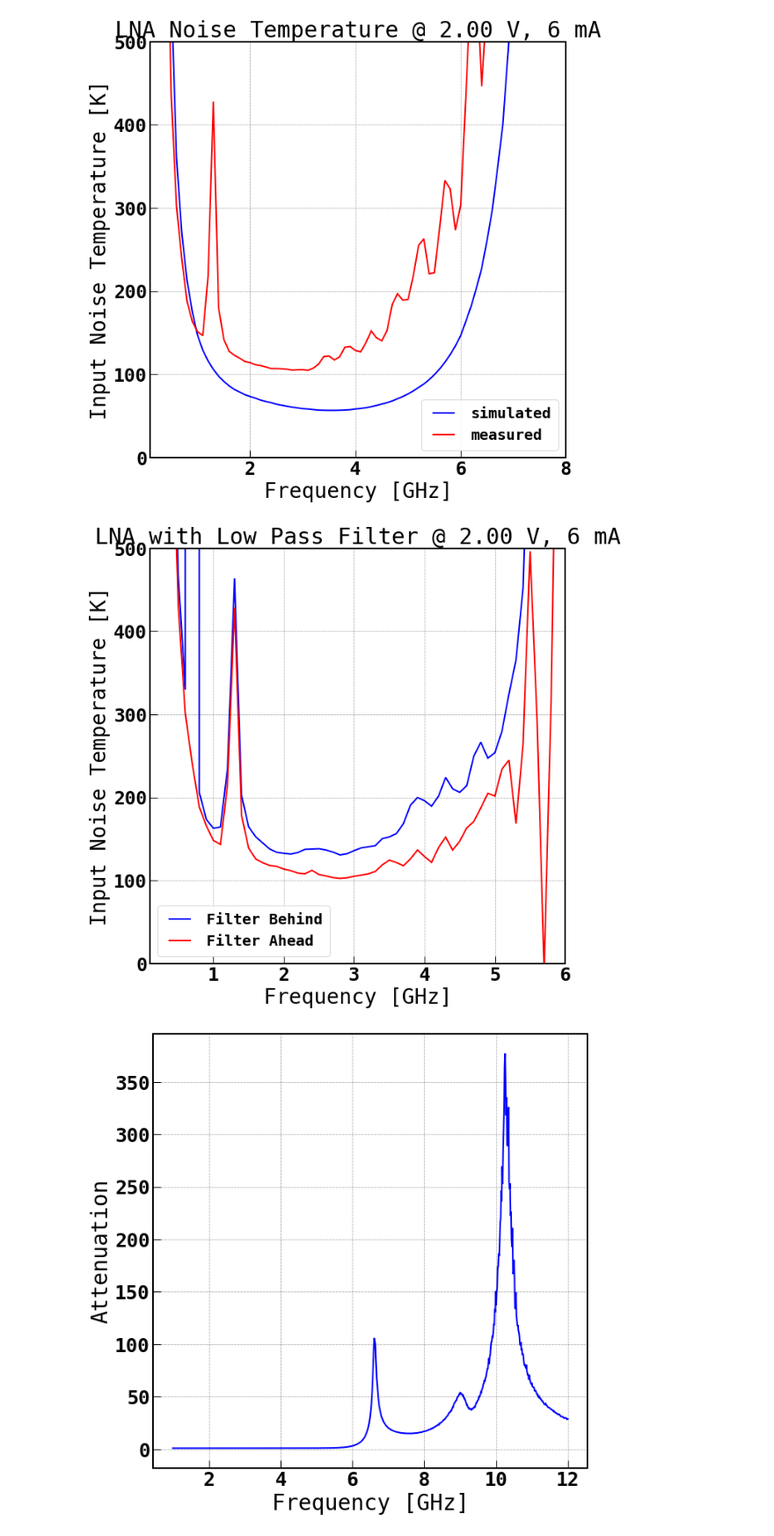
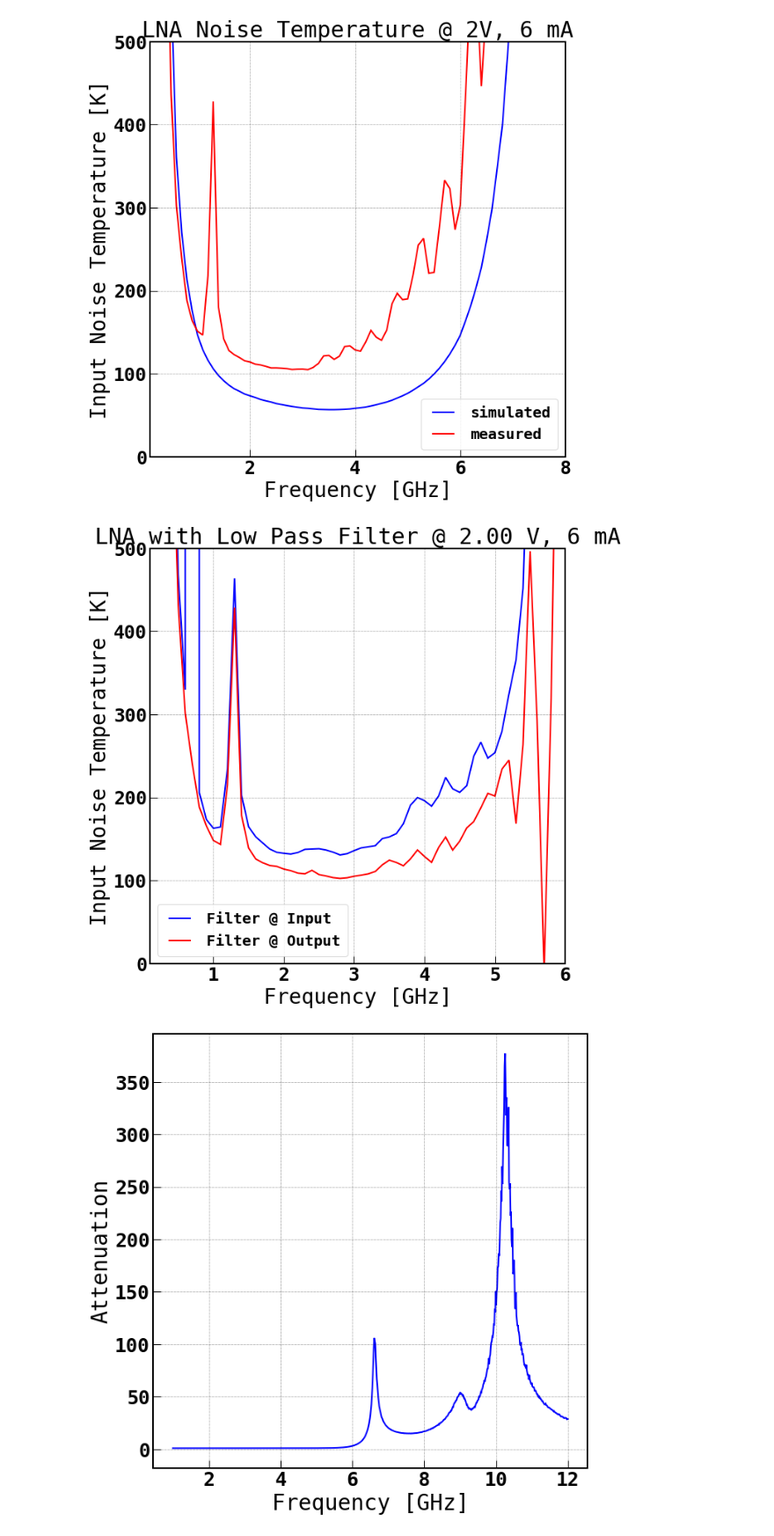
Before and after one commit to WanduiAlbert/HighFrequencyLab, a Jupyter notebook: Lab 3 files/Noise Temperature Simulations.ipynb, the cells around one changed output. Shown: that part at 88% size. Cells and saved outputs as stored; diff of their text form; code cells hidden in the pictures.

```diff
--- a/Lab 3 files/Noise Temperature Simulations.ipynb
+++ b/Lab 3 files/Noise Temperature Simulations.ipynb
@@ -15,18 +15,18 @@ measfreq /= 1e9
 # %%
 fig, ax = plt.subplots(figsize=(10,10))
 ax.plot(simfreq, simTemp, 'b', label='simulated')
 ax.plot(measfreq, measTemp, 'r', label='measured')
 ax.legend(loc='best')
 ax.set_xlabel(r'Frequency [GHz]')
 ax.set_ylabel(r'Input Noise Temperature [K]')
-ax.set_title(r'LNA Noise Temperature @ 2.00 V, 6 mA')
+ax.set_title(r'LNA Noise Temperature @ 2V, 6 mA')
 ax.set_ylim([0.0, 500.0])
 ax.set_xlim([0.1, 8.0])
 ax.grid(which='both')
 # ax.axis('tight');
 plt.savefig(save_dir + 'LNA_noisetemp_comparison.pdf')
 # %% [output]
-[figure, old version]
+[figure, new version]
 # %%
 filter_front_file = './LAB DATA/Noise_Front.csv'
 filter_back_file = './LAB DATA/Noise_Back.csv'
@@ -38,8 +38,8 @@ ffreq /=1e9
 bfreq /= 1e9
 # %%
 fig, ax = plt.subplots(figsize=(10,10))
-ax.plot(ffreq, fTemp, 'b', label='Filter Behind')
-ax.plot(bfreq, bTemp, 'r', label='Filter Ahead')
+ax.plot(ffreq, fTemp, 'b', label='Filter @ Input')
+ax.plot(bfreq, bTemp, 'r', label='Filter @ Output')
 ax.legend(loc='best')
 ax.set_xlabel(r'Frequency [GHz]')
 ax.set_ylabel(r'Input Noise Temperature [K]')
@@ -50,7 +50,7 @@ ax.grid(which='both')
 # ax.axis('tight');
 plt.savefig(save_dir + 'Filter_noisetemp_comparison.pdf')
 # %% [output]
-[figure, old version]
+[figure, new version]
 # %%
 filter_file = "LAB DATA/filter_gain.txt"
 filter_freq, filter_gain = np.loadtxt(filter_file, unpack=True, skiprows=1)
```
Also changed, not shown: parts of 10 cells of this notebook, 11 other files.
